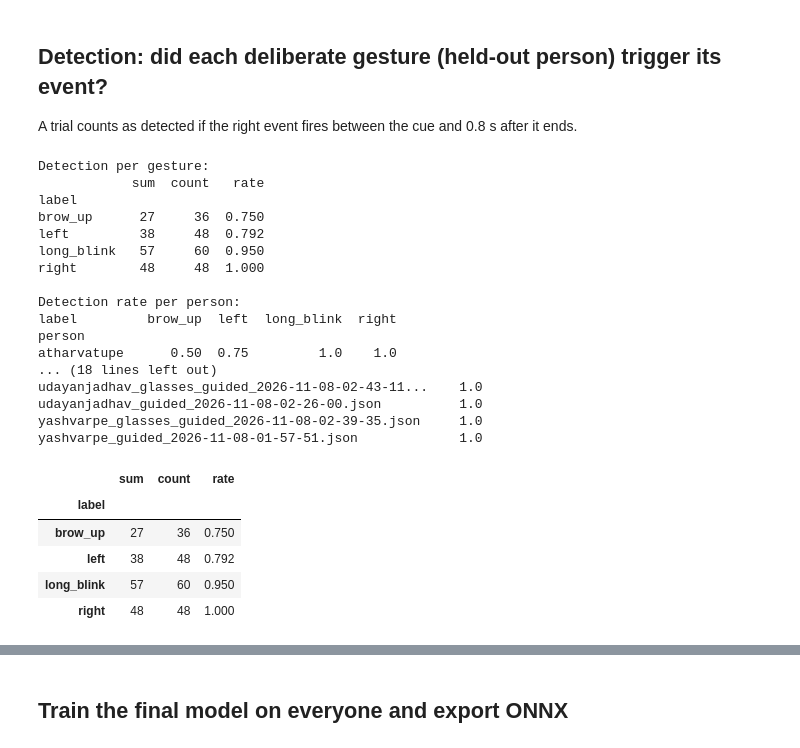
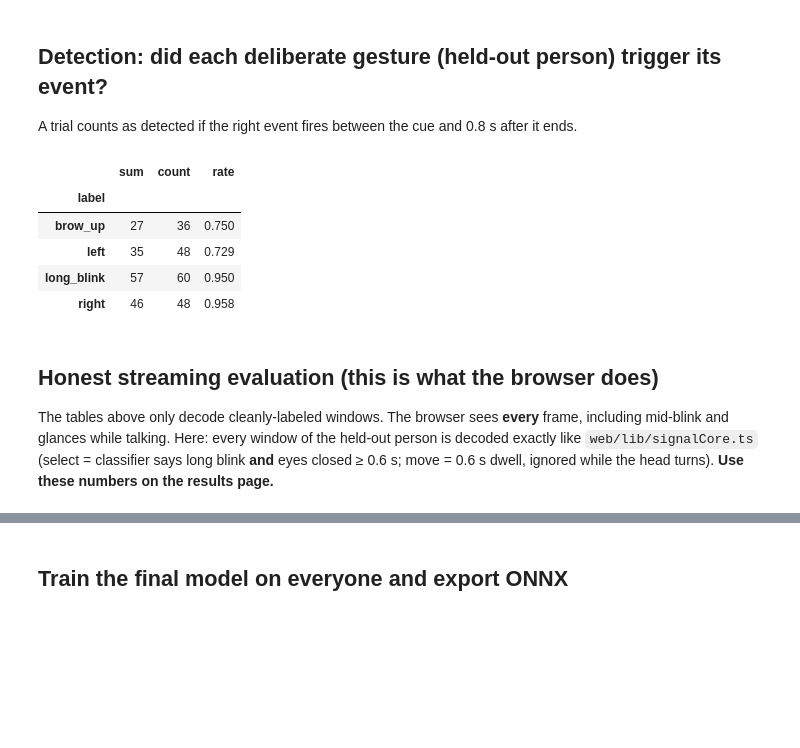
Before and after one commit to YashVarpe/blink-talk, a Jupyter notebook: ml/notebooks/02_train_classifier.ipynb, the cells around one changed output, grey strips where cells are left out. Saved outputs shown, nothing was run; the diff lists cells and outputs as text; code cells hidden in the pictures; blank space fills up the shorter version.

```diff
--- a/ml/notebooks/02_train_classifier.ipynb
+++ b/ml/notebooks/02_train_classifier.ipynb
@@ -332,14 +336,3 @@ dtype: float64
 | left | 24 | 0 | 0 | 416 | 0 | 0 |
 | right | 14 | 0 | 0 | 0 | 540 | 0 |
 | brow_up | 27 | 0 | 0 | 2 | 0 | 212 |
-# %%
-print(pd.crosstab(guided.y, guided.pred).reindex(index=CLASSES, columns=CLASSES, fill_value=0), "\n")
-for s in sessions:
-    d = s["ref"]
-    if s["session"] == "guided":
-        print(f"{s['file'][:32]:32s} left h_rel={d[d.label=='left'].h_rel.median():+.2f}  "
-              f"right h_rel={d[d.label=='right'].h_rel.median():+.2f}")
-    else:
-        q = d.h_rel.quantile([.02, .98]).round(2).tolist()
-        print(f"{s['file'][:32]:32s} NORMAL h_rel 2%..98% = {q}  "
-              f"time with h_rel>+0.3: {(d.h_rel > 0.3).mean():.1%}  <-0.3: {(d.h_rel < -0.3).mean():.1%}")
@@ -373,7 +346,8 @@ Event decoding (same as `signals.ts`):
 
 Measured on held-out people only.
 # %%
-DEC = {"p_min": 0.5, "consec": {"select": 2, "move": 4, "undo": 2}, "rearm_p_idle": 0.5}
+DEC = {"p_min": 0.5, "consec": {"select": 2, "move": 6, "undo": 2}, "rearm_p_idle": 0.5,
+       "select_min_s": 0.6, "head_gate_deg": 8.0}
 
 def decode_classifier(sw):
     """sw: windows of one session → list of (window_end_time, event)"""
@@ -441,48 +415,29 @@ A trial counts as detected if the right event fires between the cue and 0.8 s af
 # %%
 want = {"long_blink": "select", "left": "move", "right": "move", "brow_up": "undo"}
 det = []
 for s in sessions:
     if s["session"] != "guided": continue
     ev = decode_classifier(W[W.file == s["file"]])
     d = s["ref"]
     trials = d[d.trial >= 0].groupby("trial").agg(label=("label", "first"), t0=("t", "min"), t1=("t", "max"))
     for _, r in trials.iterrows():
         if r.label in want:
             ok = any(e == want[r.label] and r.t0 <= te <= r.t1 + 0.8 for te, e in ev)
-            det.append({"person": s["group"], "file": s["file"], "label": r.label, "detected": ok})
+            det.append({"person": s["group"], "label": r.label, "detected": ok})
 det = pd.DataFrame(det)
-
 detection = det.groupby("label").detected.agg(["sum", "count"])
 detection["rate"] = (detection["sum"] / detection["count"]).round(3)
-print("Detection per gesture:"); print(detection)
-
-print("\nDetection rate per person:")
-print(det.groupby(["person", "label"]).detected.mean().unstack().round(2))
-
-print("\nDetection rate per session (glasses vs not):")
-print(det.groupby(["file", "label"]).detected.mean().unstack().round(2))
 detection
 # %% [output]
-Detection per gesture:
-            sum  count   rate
-label
-brow_up      27     36  0.750
-left         38     48  0.792
-long_blink   57     60  0.950
-right        48     48  1.000
-
-Detection rate per person:
-label         brow_up  left  long_blink  right
-person
-atharvatupe      0.50  0.75         1.0    1.0
-... (18 lines left out)
-udayanjadhav_glasses_guided_2026-11-08-02-43-11...    1.0
-udayanjadhav_guided_2026-11-08-02-26-00.json          1.0
-yashvarpe_glasses_guided_2026-11-08-02-39-35.json     1.0
-yashvarpe_guided_2026-11-08-01-57-51.json             1.0
 |  | sum | count | rate |
 | label |  |  |  |
 | brow_up | 27 | 36 | 0.750 |
-| left | 38 | 48 | 0.792 |
+| left | 35 | 48 | 0.729 |
 | long_blink | 57 | 60 | 0.950 |
-| right | 48 | 48 | 1.000 |
+| right | 46 | 48 | 0.958 |
+# %% [markdown]
+## Honest streaming evaluation (this is what the browser does)
+The tables above only decode cleanly-labeled windows. The browser sees **every** frame, including mid-blink and
+glances while talking. Here: every window of the held-out person is decoded exactly like `web/lib/signalCore.ts`
+(select = classifier says long blink **and** eyes closed ≥ 0.6 s; move = 0.6 s dwell, ignored while the head turns).
+**Use these numbers on the results page.**
```
Also changed, not shown: parts of 8 cells of this notebook, 15 other files.
